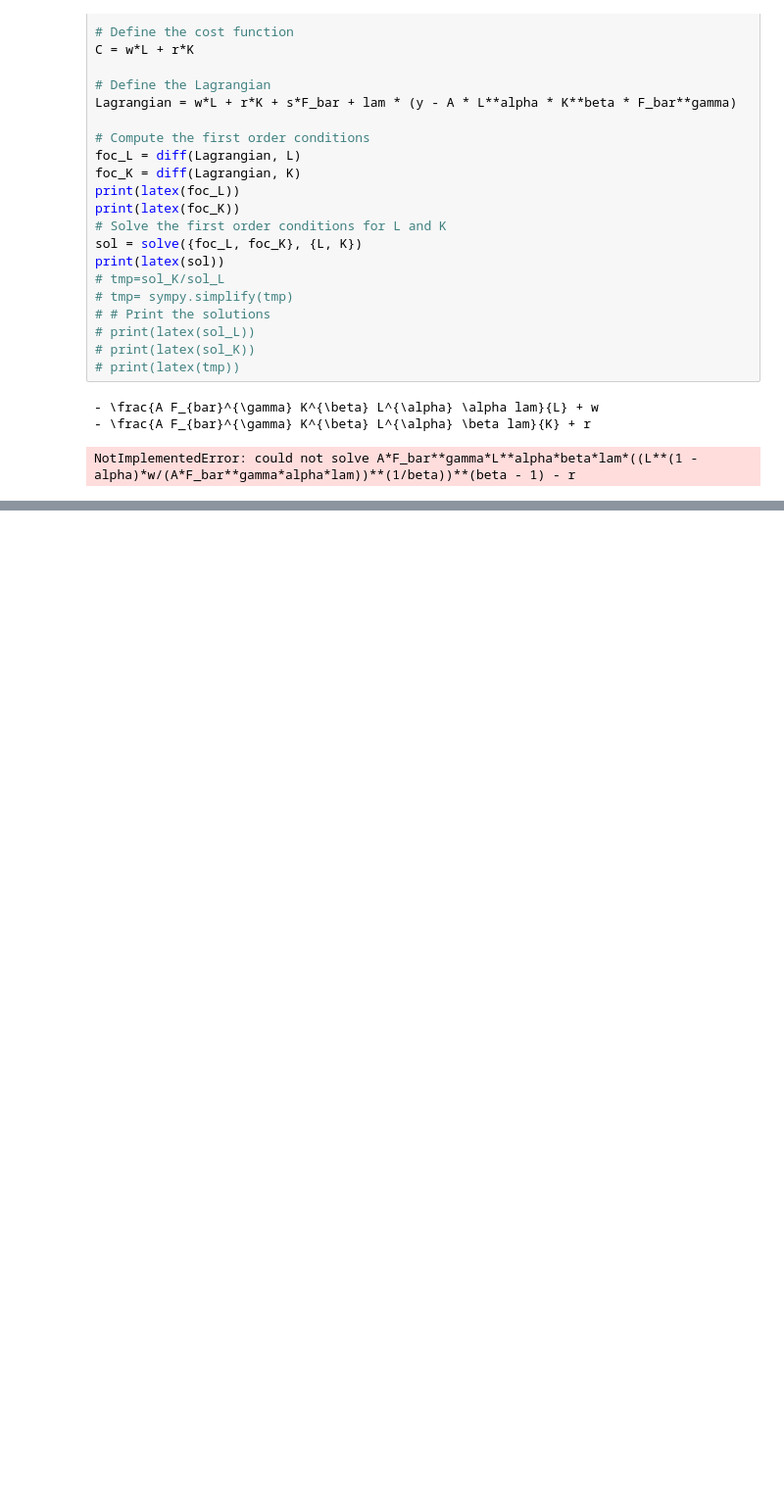
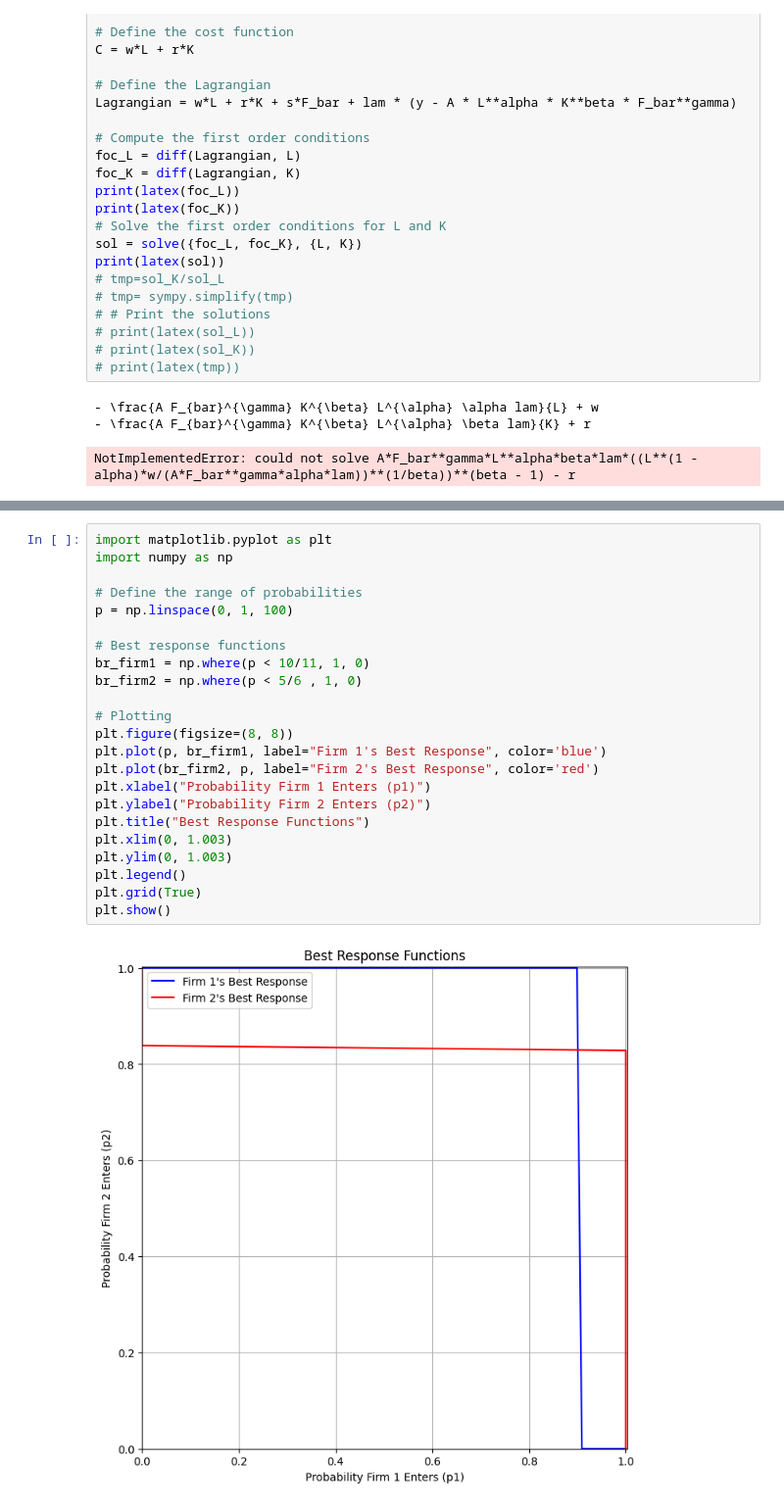
Before and after one commit to DeepDream1128/TexFile, a Jupyter notebook: graph.ipynb, the cells around one changed output, grey strips where cells are left out. Shown at 98% size. Drawn from its saved outputs; the diff is of its cells as text; blank space fills up the shorter version.

```diff
--- a/graph.ipynb
+++ b/graph.ipynb
@@ -356,0 +383,25 @@ NotImplementedError: could not solve A*F_bar**gamma*L**alpha*beta*lam*((L**(1 -
+# %%
+import matplotlib.pyplot as plt
+import numpy as np
+
+# Define the range of probabilities
+p = np.linspace(0, 1, 100)
+
+# Best response functions
+br_firm1 = np.where(p < 10/11, 1, 0)
+br_firm2 = np.where(p < 5/6 , 1, 0)
+
+# Plotting
+plt.figure(figsize=(8, 8))
+plt.plot(p, br_firm1, label="Firm 1's Best Response", color='blue')
+plt.plot(br_firm2, p, label="Firm 2's Best Response", color='red')
+plt.xlabel("Probability Firm 1 Enters (p1)")
+plt.ylabel("Probability Firm 2 Enters (p2)")
+plt.title("Best Response Functions")
+plt.xlim(0, 1.003)
+plt.ylim(0, 1.003)
+plt.legend()
+plt.grid(True)
+plt.show()
+# %% [output]
+[figure, added]
```
Also changed, not shown: parts of 1 cell of this notebook, 6 other files.
